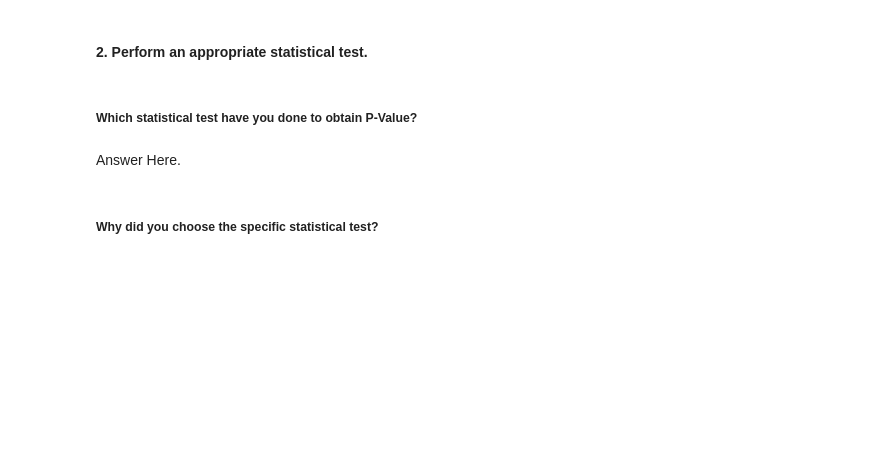
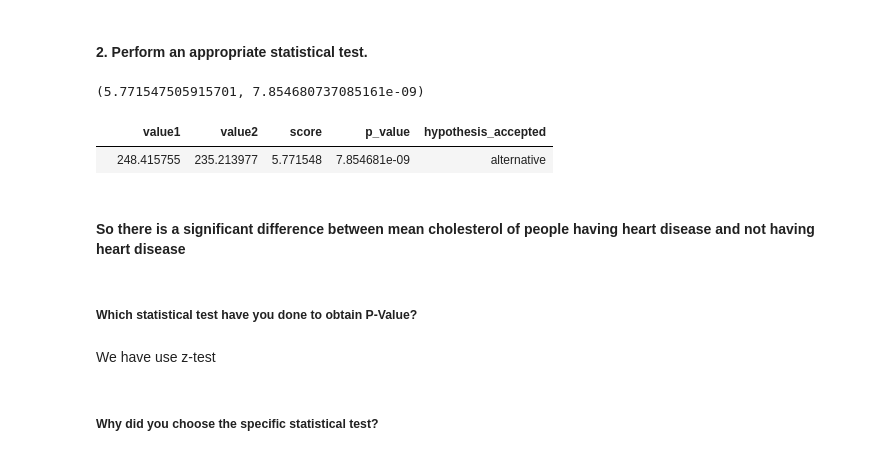
Before and after one commit to 7-sumit/Cardiovascular-Risk-Prediction, a Jupyter notebook: Cardiovascular_Risk_Prediction.ipynb, the cells around one changed output. Drawn from its saved outputs; the diff is of its cells as text; code cells hidden in the pictures; blank space fills up the shorter version.

```diff
--- a/Cardiovascular_Risk_Prediction.ipynb
+++ b/Cardiovascular_Risk_Prediction.ipynb
@@ -870,6 +894,21 @@ Answer Here.
+# %%
+#perform two sample z-test
+ztest(df2.loc[df2['ten_year_chd']==1,'total_cholesterol'],df2.loc[df2['ten_year_chd']==0,'total_cholesterol'],value=0)
+# %% [output]
+(5.771547505915701, 7.854680737085161e-09)
+# %%
+p = {} # dictionary we'll use to stock information and results
+p['value1'],p['value2'] = np.mean(df2.loc[df2['ten_year_chd']==1,'total_cholesterol']),np.mean(df2.loc[df2['ten_year_chd']==0,'total_cholesterol'])
+p['score'],p['p_value'] = ztest(df2.loc[df2['ten_year_chd']==1,'total_cholesterol'],df2.loc[df2['ten_year_chd']==0,'total_cholesterol'],alternative='two-sided')
+results(p)
+# %% [output]
+|  | value1 | value2 | score | p_value | hypothesis_accepted |
+|  | 248.415755 | 235.213977 | 5.771548 | 7.854681e-09 | alternative |
+# %% [markdown]
+#### So there is a significant difference between mean cholesterol of people having heart disease and not having heart disease
 # %% [markdown]
 ##### Which statistical test have you done to obtain P-Value?
-# %% [markdown]
-Answer Here.
+# %% [markdown]
+We have use z-test
 # %% [markdown]
 ##### Why did you choose the specific statistical test?
```
Also changed, not shown: parts of 27 cells of this notebook.
